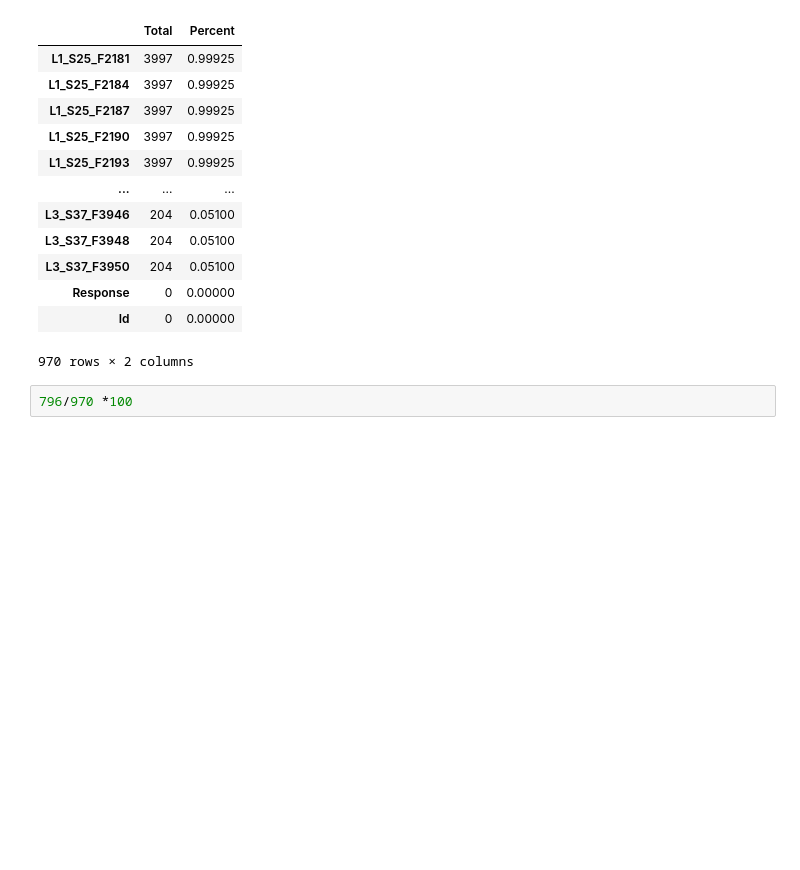
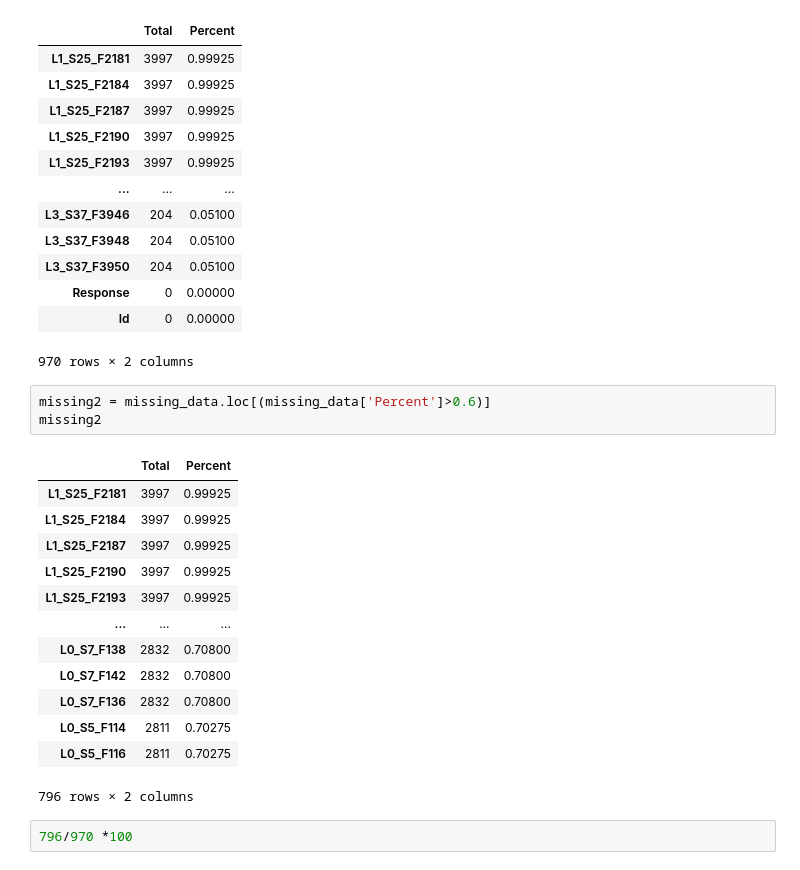
Before and after one commit to Tonmf/ProyectoIML, a Jupyter notebook: Casos/Caso_5.ipynb, the cells around one changed output. Saved outputs shown, nothing was run; the diff lists cells and outputs as text; blank space fills up the shorter version.

```diff
--- a/Casos/Caso_5.ipynb
+++ b/Casos/Caso_5.ipynb
@@ -106,6 +106,23 @@ missing_data
 | Response | 0 | 0.00000 |
 | Id | 0 | 0.00000 |
 970 rows × 2 columns
+# %%
+missing2 = missing_data.loc[(missing_data['Percent']>0.6)]
+missing2
+# %% [output]
+|  | Total | Percent |
+| L1_S25_F2181 | 3997 | 0.99925 |
+| L1_S25_F2184 | 3997 | 0.99925 |
+| L1_S25_F2187 | 3997 | 0.99925 |
+| L1_S25_F2190 | 3997 | 0.99925 |
+| L1_S25_F2193 | 3997 | 0.99925 |
+| ... | ... | ... |
+| L0_S7_F138 | 2832 | 0.70800 |
+| L0_S7_F142 | 2832 | 0.70800 |
+| L0_S7_F136 | 2832 | 0.70800 |
+| L0_S5_F114 | 2811 | 0.70275 |
+| L0_S5_F116 | 2811 | 0.70275 |
+796 rows × 2 columns
 # %%
 796/970 *100
 # %% [output]
```
Also changed, not shown: parts of 30 cells of this notebook.
